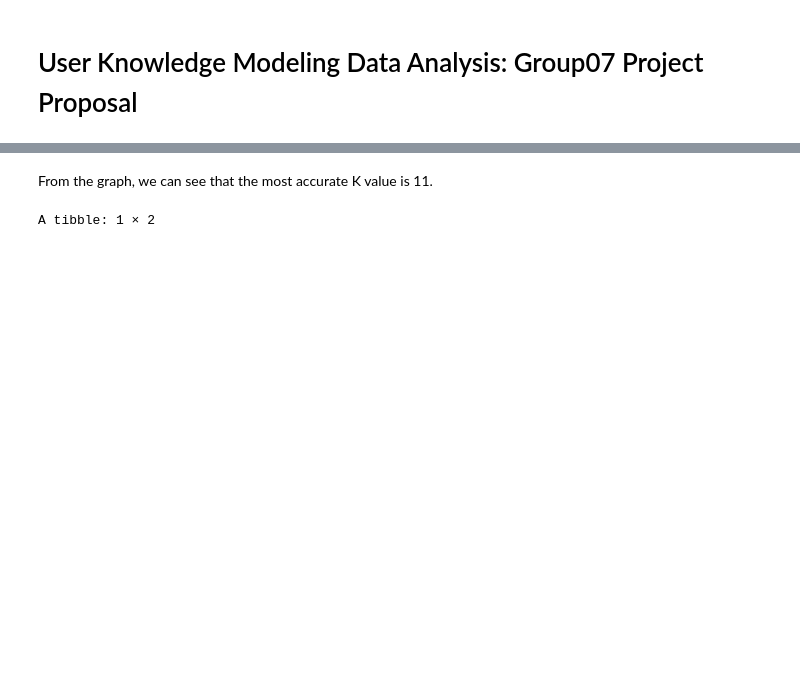
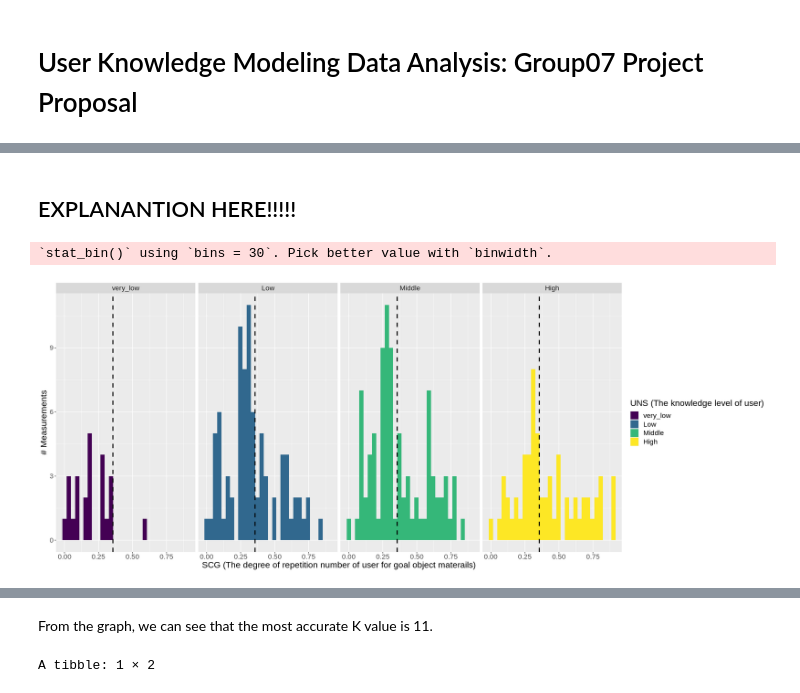
Before and after one commit to lucyzyl/dsci_100_007_group07, a Jupyter notebook: report.ipynb, the cells around one changed output, grey strips where cells are left out. Drawn from its saved outputs; the diff is of its cells as text; code cells hidden in the pictures; blank space fills up the shorter version.

```diff
--- a/report.ipynb
+++ b/report.ipynb
@@ -62,0 +270,18 @@ A tibble: 6 × 6
+# %% [markdown]
+## EXPLANANTION HERE!!!!!
+# %%
+# The distribution of SCG
+options(repr.plot.width = 20, repr.plot.height = 8)
+SCG_distribution <- user_train |>
+    ggplot(aes(x = SCG, fill = UNS)) +
+    geom_histogram() +
+    facet_grid(cols = vars(UNS)) +
+    geom_vline(xintercept = 0.3556744, linetype = "dashed", size = 1.0) +
+    labs(x = "SCG (The degree of repetition number of user for goal object materails)",
+         y = "# Measurements",
+         fill = "UNS (The knowledge level of user)") +
+  theme(text = element_text(size = 17))
+SCG_distribution
+# %% [output]
+`stat_bin()` using `bins = 30`. Pick better value with `binwidth`.
+[figure, added]
```
Also changed, not shown: parts of 30 cells of this notebook.
